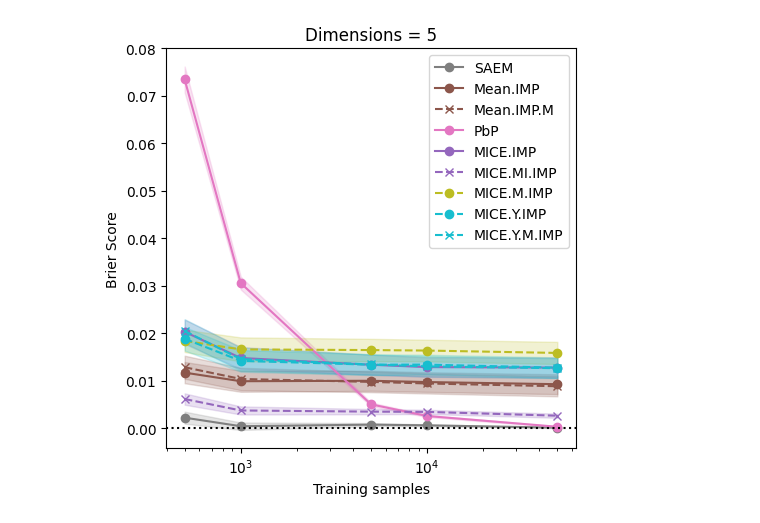
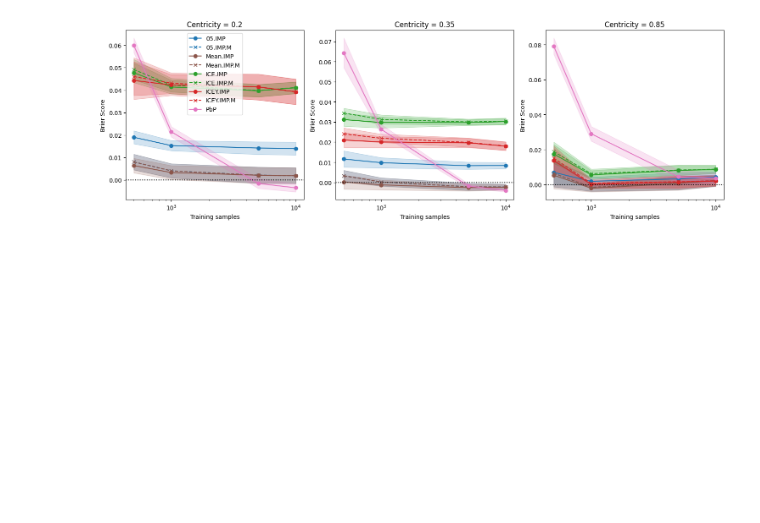
Before and after one commit to ChristopheMuller/logistic_with_NAs, a Jupyter notebook: 7_plot_pred_scores.ipynb, the cells around one changed output. Saved outputs shown, nothing was run; the diff lists cells and outputs as text; code cells hidden in the pictures; blank space fills up the shorter version.

```diff
--- a/7_plot_pred_scores.ipynb
+++ b/7_plot_pred_scores.ipynb
@@ -8,7 +8,7 @@ from utils import *
 from setups import uncertainties, methods_config, metrics_config, variable_config, methods_no_pred_estimate
 
 
-exp = "ExpA"
+exp = "ExpB"
 # %%
 simulation_set_up = pd.read_csv(os.path.join("data", exp, "simulation_set_up.csv"))
 # %%
@@ -172,20 +172,20 @@ plot_pred_scores_subplots(
 # %%
 plot_pred_scores_subplots(
 
     simulation_set_up,
     metric = "brier_score",
-    variable="d",
+    variable="centricity",
     diff_bayes=True,
     pattern = None,
 
 
-    remove_methods=["ICE.IMP", "ICEY.IMP", "ICE.IMP.M", "ICEY.IMP.M", "05.IMP", "05.IMP.M"],
+    # remove_methods=["ICE.IMP", "ICEY.IMP", "ICE.IMP.M", "ICEY.IMP.M", "05.IMP", "05.IMP.M"],
     # select_methods=["MICE.5.IMP", "ICE.IMP", "SAEM"]
 
 
 )
 # %% [output]
-[figure, old version]
+[figure, new version]
 # %%
 plot_pred_scores_subplots(
 
```
Also changed, not shown: parts of 2 cells of this notebook, 4 other files.
